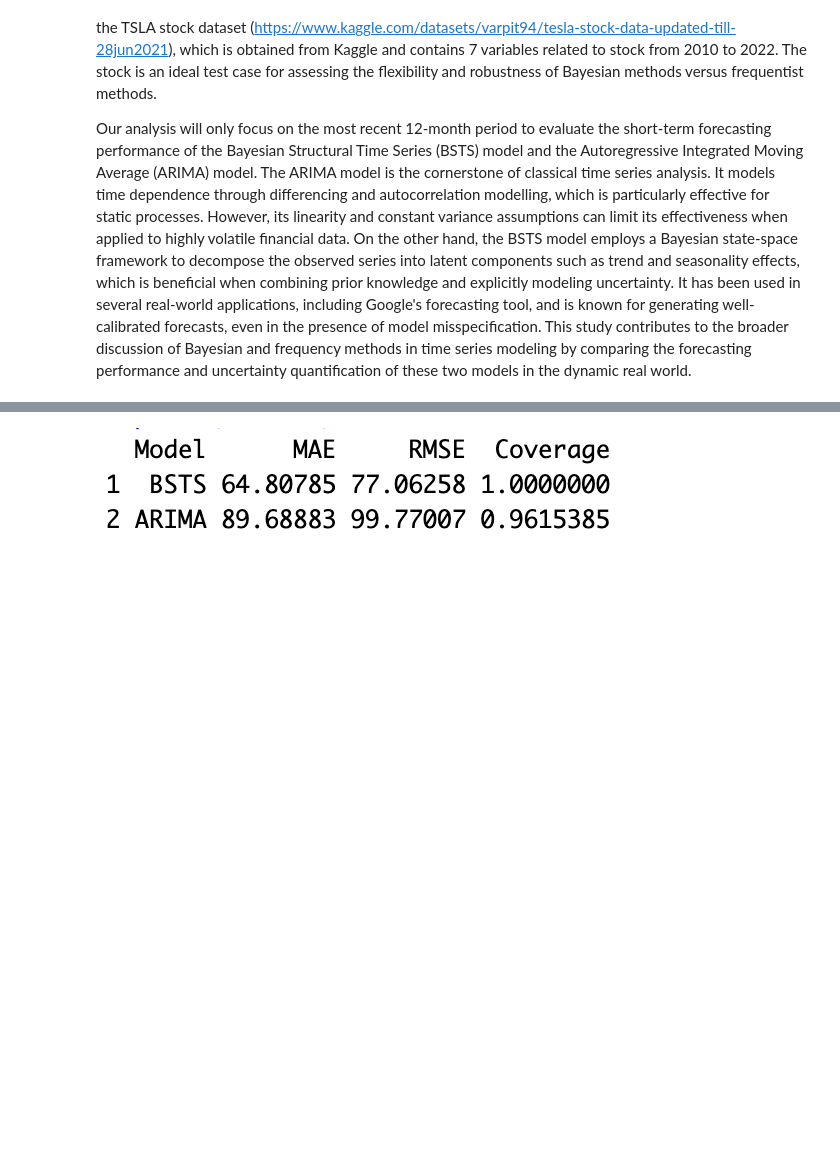
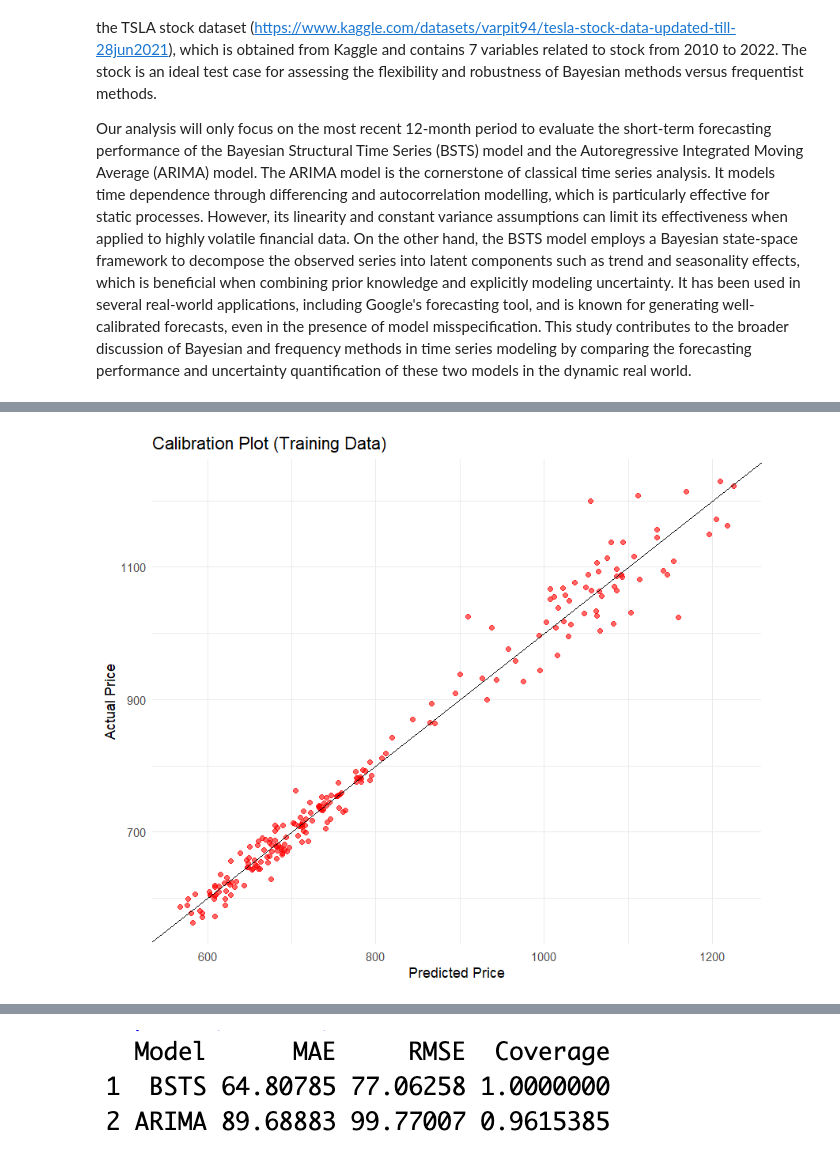
Before and after one commit to TeffyShen/Stat-447-Project, a Jupyter notebook: Final Project.ipynb, the cells around one changed output, grey strips where cells are left out. Saved outputs shown, nothing was run; the diff lists cells and outputs as text; code cells hidden in the pictures; blank space fills up the shorter version.

```diff
--- a/Final Project.ipynb
+++ b/Final Project.ipynb
@@ -35,0 +64,4 @@ The evaluation metrics reveal that the BSTS package model outperforms the ARIMA
+# %%
+display_png(file = "Rplot.png")
+# %% [output]
+[figure, added]
```
Also changed, not shown: parts of 9 cells of this notebook.
